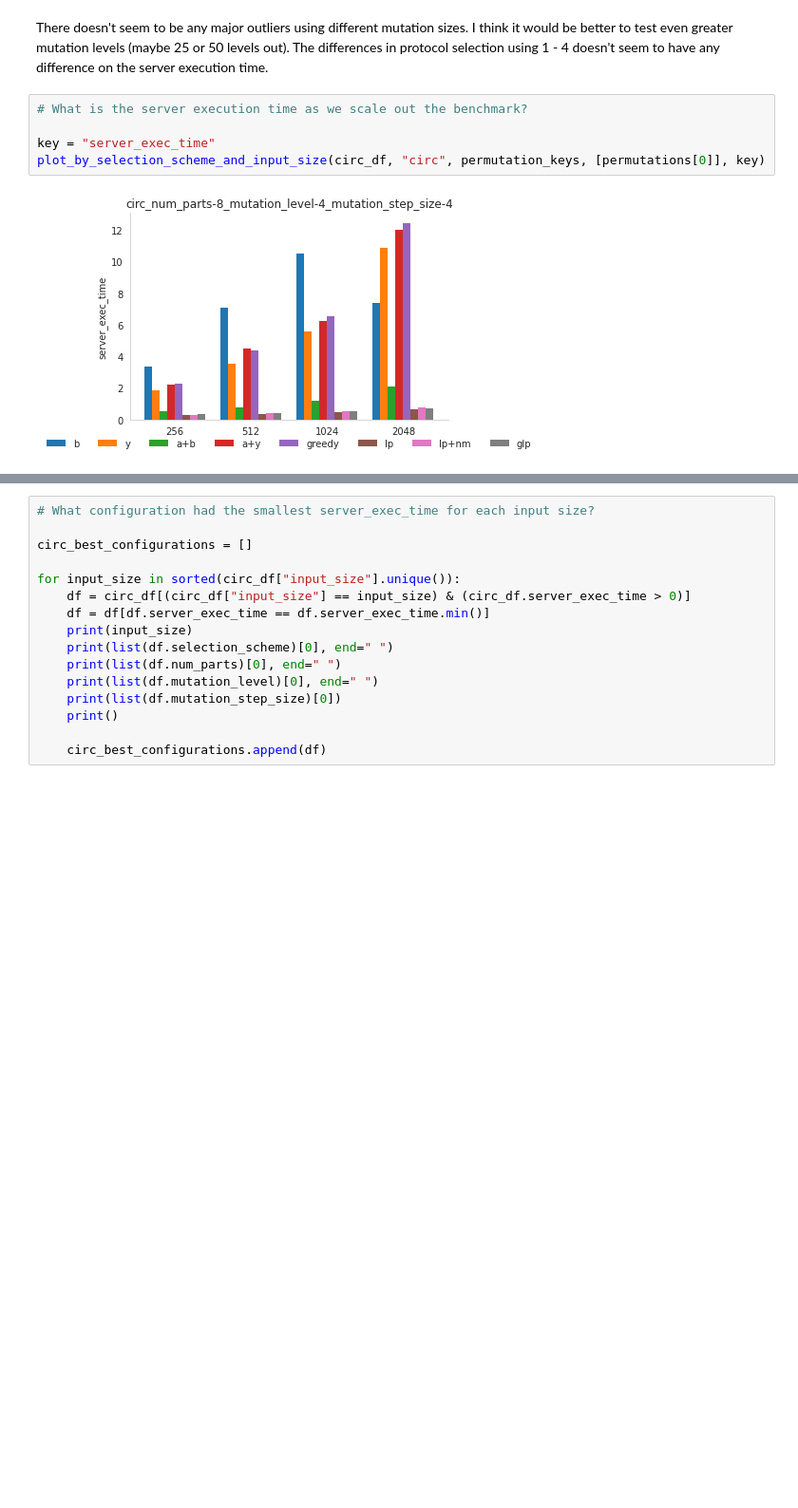
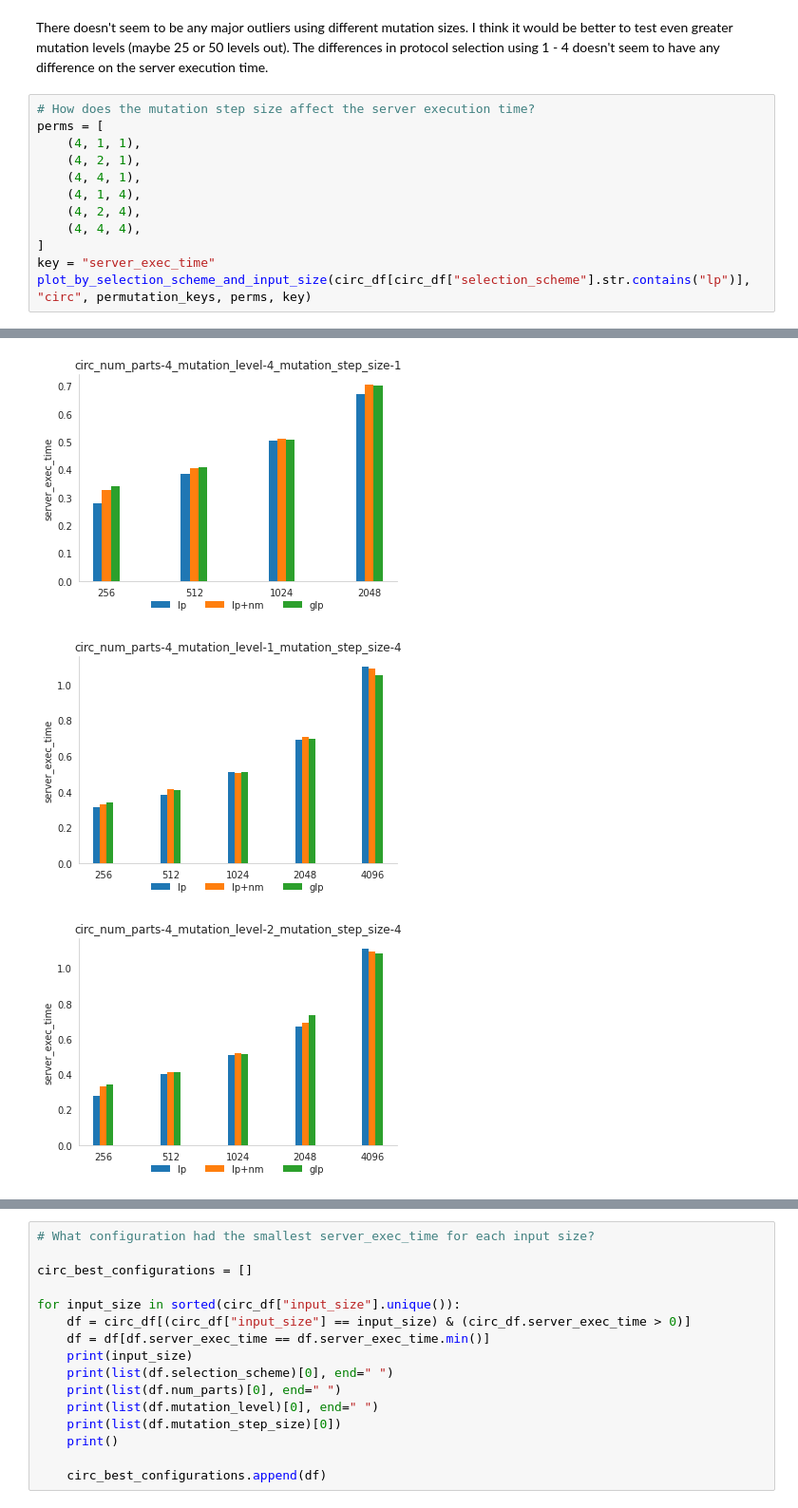
Before and after one commit to edwjchen/circ_benchmarks, a Jupyter notebook: analysis/analysis.ipynb, the cells around one changed output, grey strips where cells are left out. Shown at 95% size. Saved outputs shown, nothing was run; the diff lists cells and outputs as text; blank space fills up the shorter version.

```diff
--- a/analysis/analysis.ipynb
+++ b/analysis/analysis.ipynb
@@ -367,10 +396,16 @@ plot_by_selection_scheme_and_input_size(circ_df[circ_df["selection_scheme"] == "
 [figure]
 # %% [markdown]
 There doesn't seem to be any major outliers using different mutation sizes. I think it would be better to test even greater mutation levels (maybe 25 or 50 levels out). The differences in protocol selection using 1 - 4 doesn't seem to have any difference on the server execution time.
-# %%
-# What is the server execution time as we scale out the benchmark?
-
-key = "server_exec_time"
-plot_by_selection_scheme_and_input_size(circ_df, "circ", permutation_keys, [permutations[0]], key)
-# %% [output]
-[figure, removed]
+# %%
+# How does the mutation step size affect the server execution time?
+perms = [
+    (4, 1, 1),
+    (4, 2, 1),
+    (4, 4, 1),
+    (4, 1, 4),
+    (4, 2, 4),
+    (4, 4, 4),
+]
+key = "server_exec_time"
+plot_by_selection_scheme_and_input_size(circ_df[circ_df["selection_scheme"].str.contains("lp")], "circ", permutation_keys, perms, key)
+# %% [output]
@@ -376,0 +414,3 @@ plot_by_selection_scheme_and_input_size(circ_df, "circ", permutation_keys, [perm
+[figure, added]
+[figure, added]
+[figure, added]
```
Also changed, not shown: parts of 8 cells of this notebook, 5 other files.
